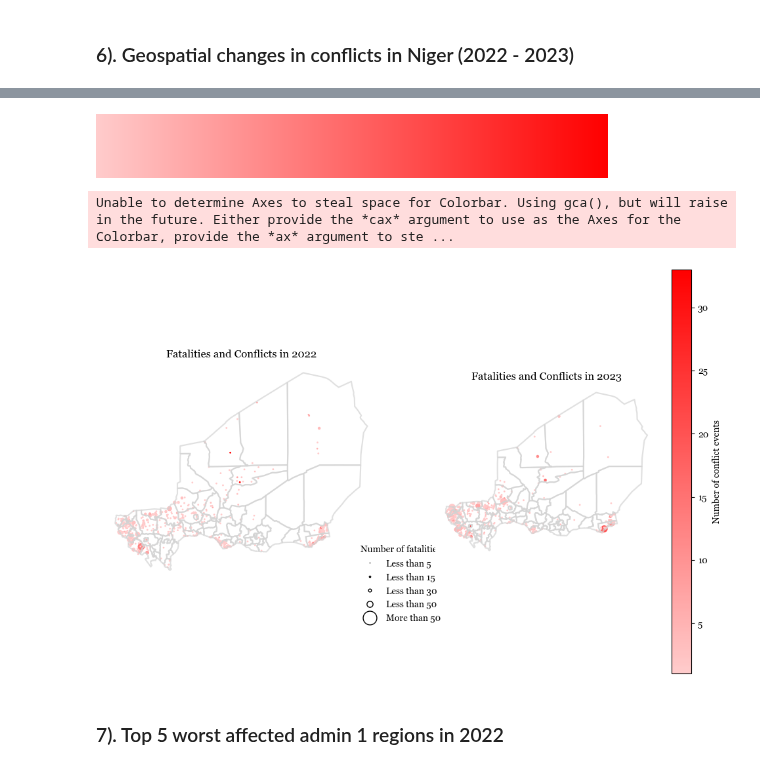
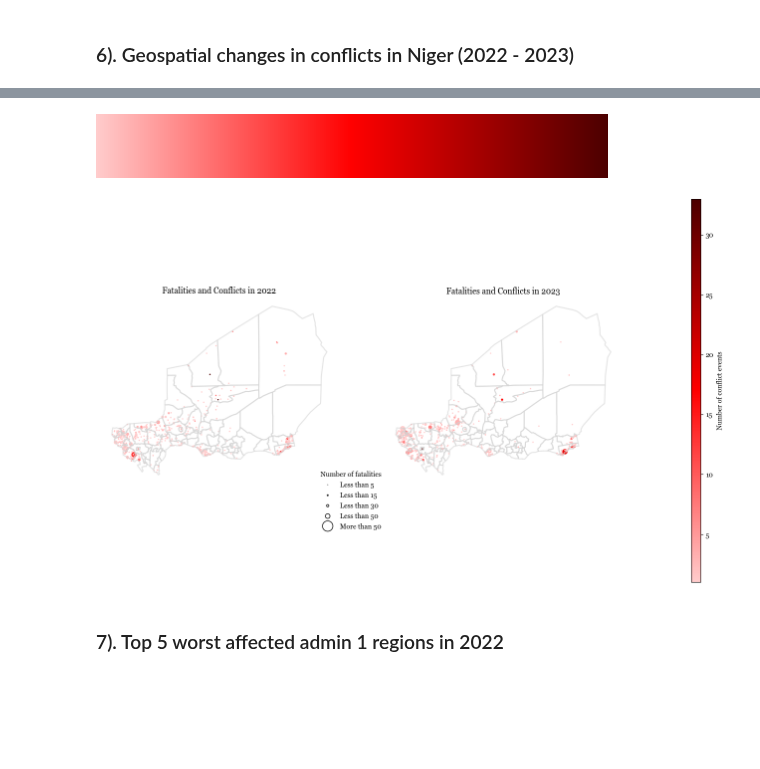
Before and after one commit to datapartnership/niger-economic-monitoring, a Jupyter notebook: notebooks/conflict/Niger Conflict Data.ipynb, the cells around one changed output, grey strips where cells are left out. Drawn from its saved outputs; the diff is of its cells as text; code cells hidden in the pictures; blank space fills up the shorter version.

```diff
--- a/notebooks/conflict/Niger Conflict Data.ipynb
+++ b/notebooks/conflict/Niger Conflict Data.ipynb
@@ -696,72 +701,68 @@ niger_adm2["coords"] = niger_adm2["geometry"].apply(
 )
 niger_adm2["coords"] = [coords[0] for coords in niger_adm2["coords"]]
 # %%
+# colors = ["yellow", "darkred"]
+# cmap_custom = LinearSegmentedColormap.from_list("custom_yellow_red", colors)
 
-colors = ["yellow", "red"]
-cmap_custom = LinearSegmentedColormap.from_list("custom_yellow_red", colors)
-
-colors = [(1, 0.8, 0.8), (1, 0, 0)]  # Light red to dark red
+# colors = [(1, 0.8, 0.8), (1, 0, 0)]  # Light red to dark red
+colors = [(1, 0.8, 0.8), (1, 0, 0), (0.3, 0, 0)]  # Red to darker red
 cmap_custom = LinearSegmentedColormap.from_list("custom_reds", colors)
 cmap_custom
 # %% [output]
-[figure, old version]
+[figure, new version]
 # %%
-plt.rcParams["font.family"] = "Georgia"
-
-fig, ax = plt.subplots(1, 2, sharex=True, figsize=(12, 8))
-
+fig, ax = plt.subplots(1, 2, sharex=True, figsize=(18, 10))
 
 acled_22.plot(
     column="count", cmap=cmap_custom, ax=ax[0], markersize="sizeCategory", marker="o"
 )
-niger_adm2.boundary.plot(ax=ax[0], color="lightgrey", alpha=0.7, zorder=1)
+niger_adm2.boundary.plot(ax=ax[0], color="lightgrey", alpha=0.6, zorder=1)
 ax[0].set_title("Fatalities and Conflicts in 2022")
 
 acled_23.plot(column="count", cmap=cmap_custom, ax=ax[1], markersize="sizeCategory")
-niger_adm2.boundary.plot(ax=ax[1], color="lightgrey", alpha=0.7, zorder=1)
+niger_adm2.boundary.plot(ax=ax[1], color="lightgrey", alpha=0.6, zorder=1)
 ax[1].set_title("Fatalities and Conflicts in 2023")
 
-
-# Create a colorbar
+# Create a colorbar and link it to the second axes
 sm = plt.cm.ScalarMappable(cmap=cmap_custom)
 sm.set_array(acled_23["count"])
-cbar = plt.colorbar(sm)
+cbar = plt.colorbar(sm, ax=ax, location='right', aspect=40, pad=0.1)
 cbar.set_label("Number of conflict events")
 
 for i in [0, 1]:
     ax[i].spines["top"].set_visible(False)
     ax[i].spines["bottom"].set_visible(False)
     ax[i].spines["left"].set_visible(False)
     ax[i].spines["right"].set_visible(False)
 
     ax[i].set_xticks([])
     ax[i].set_yticks([])
 
 sizes = acled_23.sort_values(by="sizeCategory")["sizeCategory"].unique()
 handles = []
 for size in sizes:
     (handle,) = ax[0].plot(
         [],
         [],
         marker="o",
         markersize=size / 3,
         linestyle="",
         label=sizeCategoryLabels[size],
         markerfacecolor="white",
         markeredgecolor="black",
     )
     handles.append(handle)
 ax[0].legend(
     handles=handles,
     title="Number of fatalities",
     loc="upper left",
     frameon=False,
-    bbox_to_anchor=(0.9, 0.2)
+    bbox_to_anchor=(0.9, 0.1)
 )
+
 plt.show()
 # %% [output]
-Unable to determine Axes to steal space for Colorbar. Using gca(), but will raise in the future. Either provide the *cax* argument to use as the Axes for the Colorbar, provide the *ax* argument to ste ...
-[figure, old version]
+[figure, new version]
 # %% [markdown]
 ### 7). Top 5 worst affected admin 1 regions in 2022
 # %%
```
Also changed, not shown: parts of 14 cells of this notebook, 2 other files.
